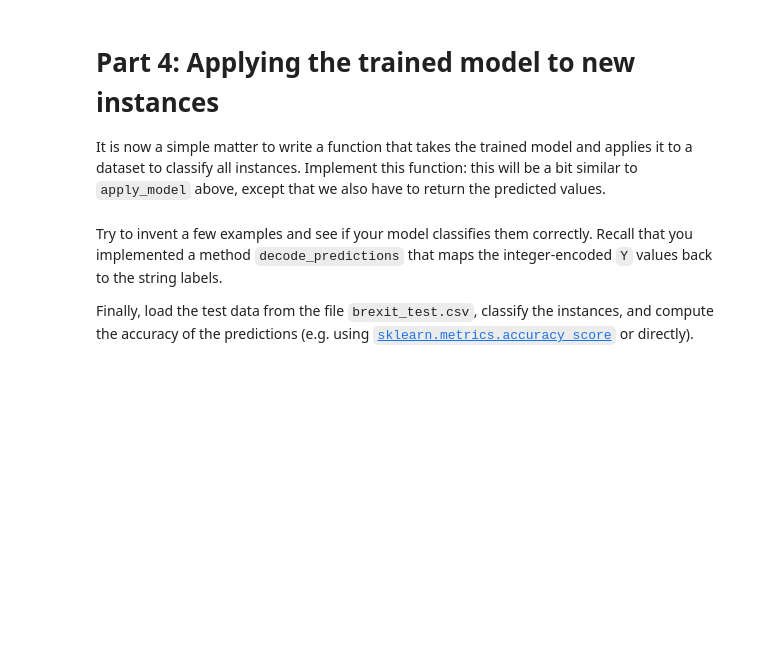
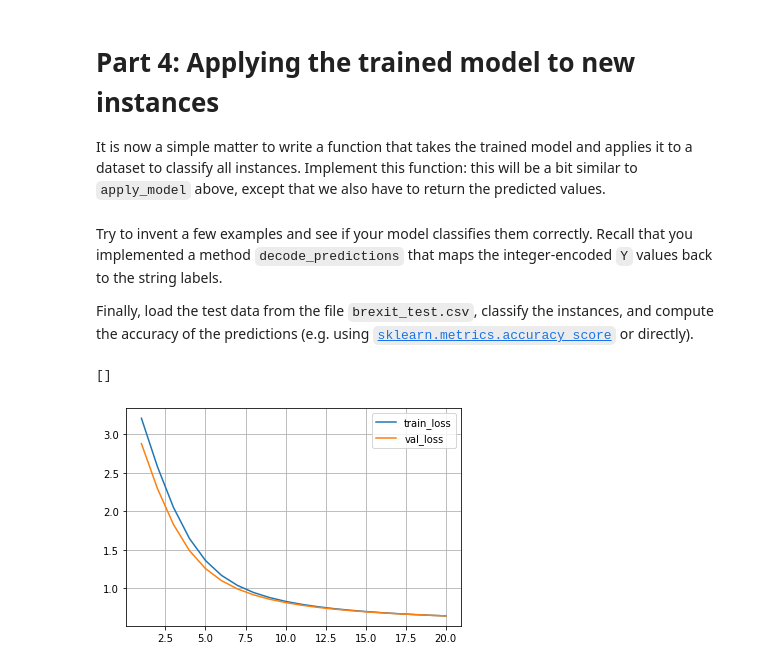
Before and after one commit to ribesstefano/chalmers_dat450_ml_for_nlp, a Jupyter notebook: A1.ipynb, the cells around one changed output. Drawn from its saved outputs; the diff is of its cells as text; code cells hidden in the pictures; blank space fills up the shorter version.

```diff
--- a/A1.ipynb
+++ b/A1.ipynb
@@ -386,11 +479,11 @@ def train_model(model, data_train, data_val, par):
     """
 
     # Define a loss function that is suitable for a multiclass classification task.
-    loss_func = YOUR_CODE_HERE
+    loss_func = torch.nn.CrossEntropyLoss()
 
     # Define an optimizer that will update the model's parameters.
     # You can assume that `par` contains the hyperparameters you need here.
-    optimizer = YOUR_CODE_HERE
+    optimizer = torch.optim.Adam(model.parameters(), lr=par.learning_rate)
 
     # Contains the statistics that will be returned.
     history = defaultdict(list)
@@ -445,25 +538,25 @@ def apply_model(model, data, loss_func, optimizer=None):
     device = next(model.parameters()).device
 
     # for each X, Y pair in the batch:
-    for Xbatch, Ybatch in YOUR_CODE_HERE:
+    for Xbatch, Ybatch in data:
 
         # put X and Y on the device
-        Xbatch = YOUR_CODE_HERE
-        Ybatch = YOUR_CODE_HERE
+        Xbatch = Xbatch.to(device)
+        Ybatch = Ybatch.to(device)
 
         assert(isinstance(Xbatch, torch.Tensor))
         assert(isinstance(Ybatch, torch.Tensor))
 
         # forward pass part 1: apply the model on X to get
         # the model's outputs for this batch
-        model_output = YOUR_CODE_HERE
+        model_output = model(Xbatch)
 
         assert(len(model_output.shape) == 2)
         assert(model_output.shape[0] == Ybatch.shape[0])
 
         # forward pass part 2: compute the loss by comparing
         # the model output to the reference Y values
-        loss = YOUR_CODE_HERE
+        loss = loss_func(model_output, Ybatch)
 
         assert(not loss.shape)
 
@@ -482,13 +575,13 @@ def apply_model(model, data, loss_func, optimizer=None):
         if optimizer:
 
             # reset the gradients
-            YOUR_CODE_HERE
+            optimizer.zero_grad()
 
             # backprop to compute the new gradients
-            YOUR_CODE_HERE
+            loss.backward()
 
             # use the optimizer to update the model
-            YOUR_CODE_HERE
+            optimizer.step()
 
     return total_loss/len(data), n_correct/n_instances
 # %% [markdown]
@@ -588,3 +684,29 @@ def predict(model, data):
 Try to invent a few examples and see if your model classifies them correctly. Recall that you implemented a method `decode_predictions` that maps the integer-encoded `Y` values back to the string labels.
 
 Finally, load the test data from the file `brexit_test.csv`, classify the instances, and compute the accuracy of the predictions (e.g. using [`sklearn.metrics.accuracy_score`](https://scikit-learn.org/stable/modules/generated/sklearn.metrics.accuracy_score.html) or directly).
+# %%
+voc_size = 256
+par = CBoWParameters()
+
+preprocessor = DocumentPreprocessor(tokenizer=tokenize, max_voc_size=voc_size)
+preprocessor.build_vocab(Xtrain, Ytrain)
+
+encoded_train = preprocessor.encode(Xtrain, Ytrain)
+encoded_val = preprocessor.encode(Xval, Yval)
+data_train = DataLoader(encoded_train, par.batch_size, shuffle=False, collate_fn=preprocessor.make_batch_tensors)
+data_val = DataLoader(encoded_val, par.batch_size, shuffle=False, collate_fn=preprocessor.make_batch_tensors)
+
+model = CBoWRepresentation(voc_size, par.emb_dim)
+history = train_model(model, data_train, data_val, par)
+# %%
+import matplotlib.pyplot as plt
+
+epochs = [x for x in range(1, len(history['train_loss'])+1)]
+plt.plot(epochs, history['train_loss'], label='train_loss')
+plt.plot(epochs, history['val_loss'], label='val_loss')
+plt.grid('both')
+plt.legend()
+plt.plot()
+# %% [output]
+[]
+[figure, added]
```
Also changed, not shown: parts of 12 cells of this notebook.
